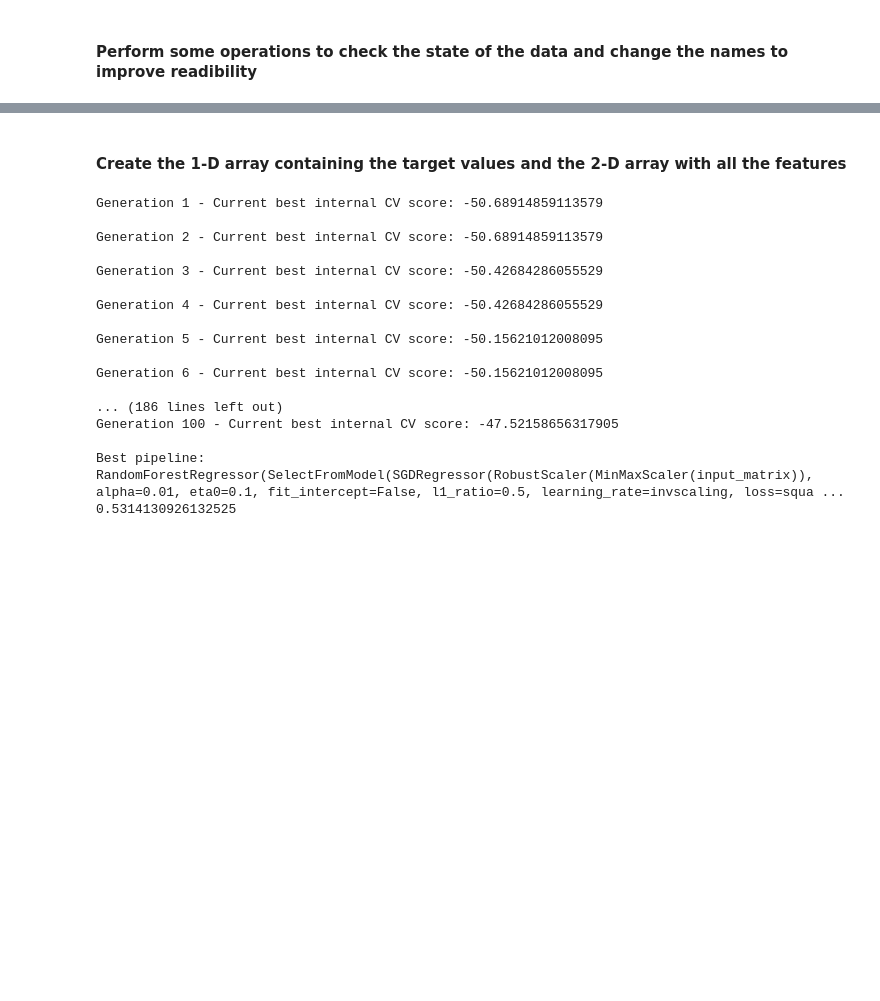
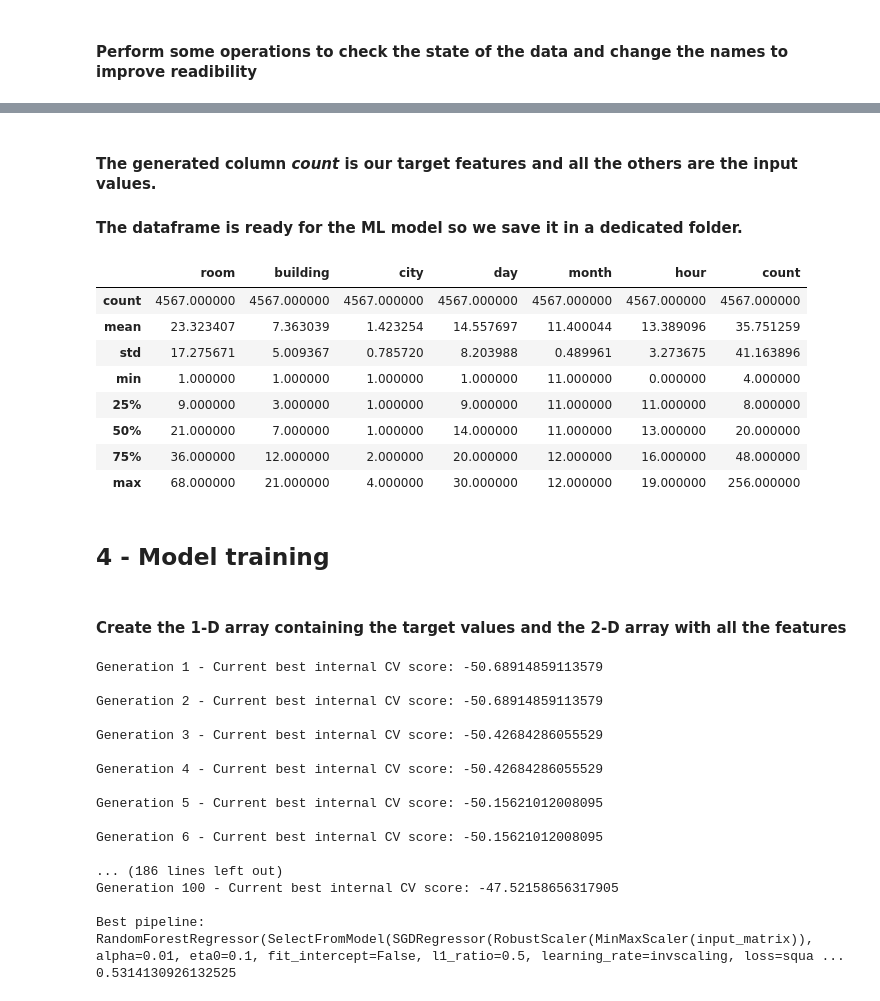
Before and after one commit to younicam/younicam-AI, a Jupyter notebook: notebooks/presences.ipynb, the cells around one changed output, grey strips where cells are left out. Drawn from its saved outputs; the diff is of its cells as text; code cells hidden in the pictures; blank space fills up the shorter version.

```diff
--- a/notebooks/presences.ipynb
+++ b/notebooks/presences.ipynb
@@ -160,0 +177,3 @@ only showing top 5 rows
+# %% [markdown]
+#### The generated column _count_ is our target features and all the others are the input values.
+#### The dataframe is ready for the ML model so we save it in a dedicated folder.
@@ -161,3 +182,17 @@ only showing top 5 rows
+# %%
+finalDF.toPandas().describe()
+# %% [output]
+|  | room | building | city | day | month | hour | count |
+| count | 4567.000000 | 4567.000000 | 4567.000000 | 4567.000000 | 4567.000000 | 4567.000000 | 4567.000000 |
+| mean | 23.323407 | 7.363039 | 1.423254 | 14.557697 | 11.400044 | 13.389096 | 35.751259 |
+| std | 17.275671 | 5.009367 | 0.785720 | 8.203988 | 0.489961 | 3.273675 | 41.163896 |
+| min | 1.000000 | 1.000000 | 1.000000 | 1.000000 | 11.000000 | 0.000000 | 4.000000 |
+| 25% | 9.000000 | 3.000000 | 1.000000 | 9.000000 | 11.000000 | 11.000000 | 8.000000 |
+| 50% | 21.000000 | 7.000000 | 1.000000 | 14.000000 | 11.000000 | 13.000000 | 20.000000 |
+| 75% | 36.000000 | 12.000000 | 2.000000 | 20.000000 | 12.000000 | 16.000000 | 48.000000 |
+| max | 68.000000 | 21.000000 | 4.000000 | 30.000000 | 12.000000 | 19.000000 | 256.000000 |
+# %% [markdown]
+## 4 - Model training
 # %% [markdown]
 #### Create the 1-D array containing the target values and the 2-D array with all the features
 # %%
```
Also changed, not shown: parts of 25 cells of this notebook.
